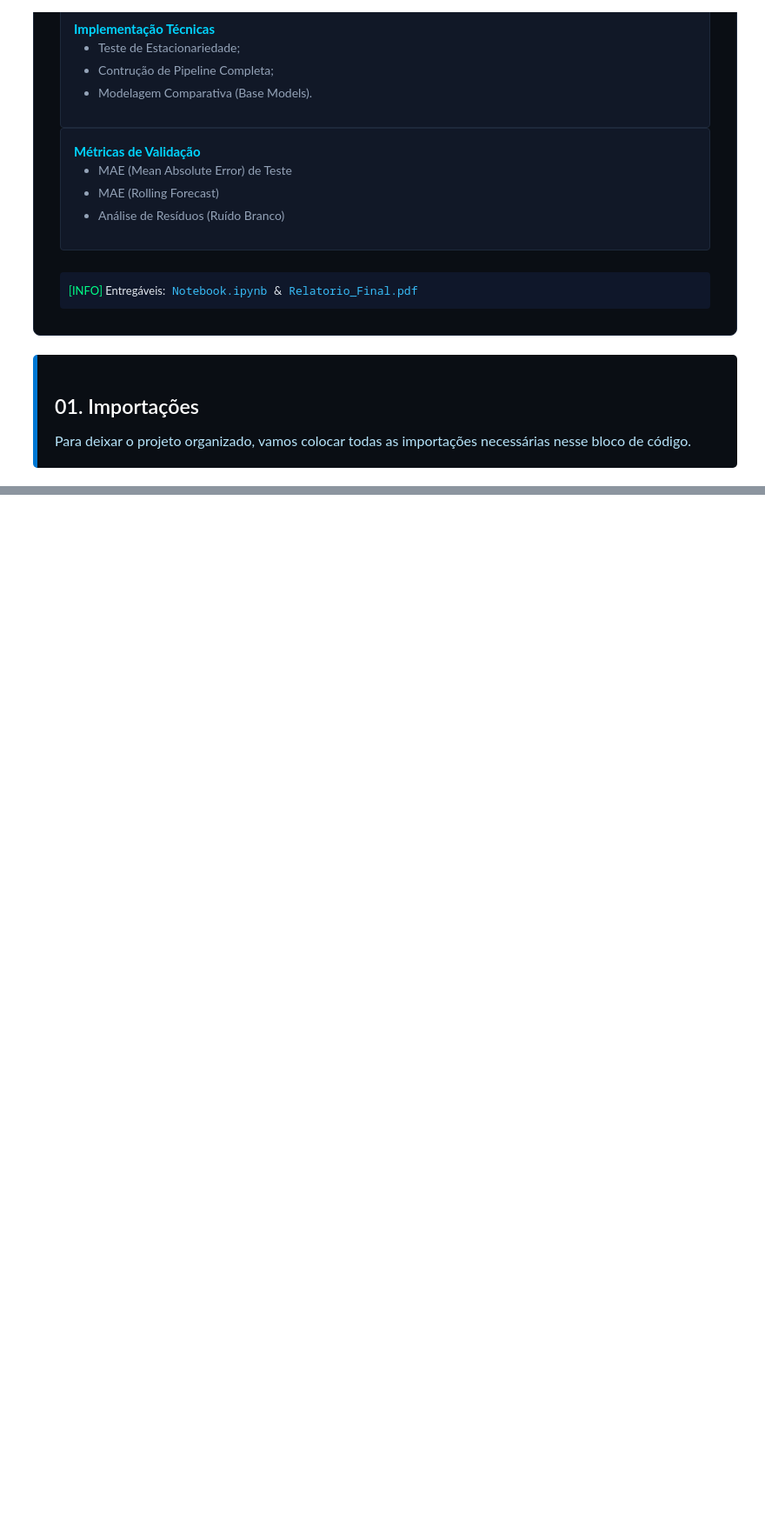
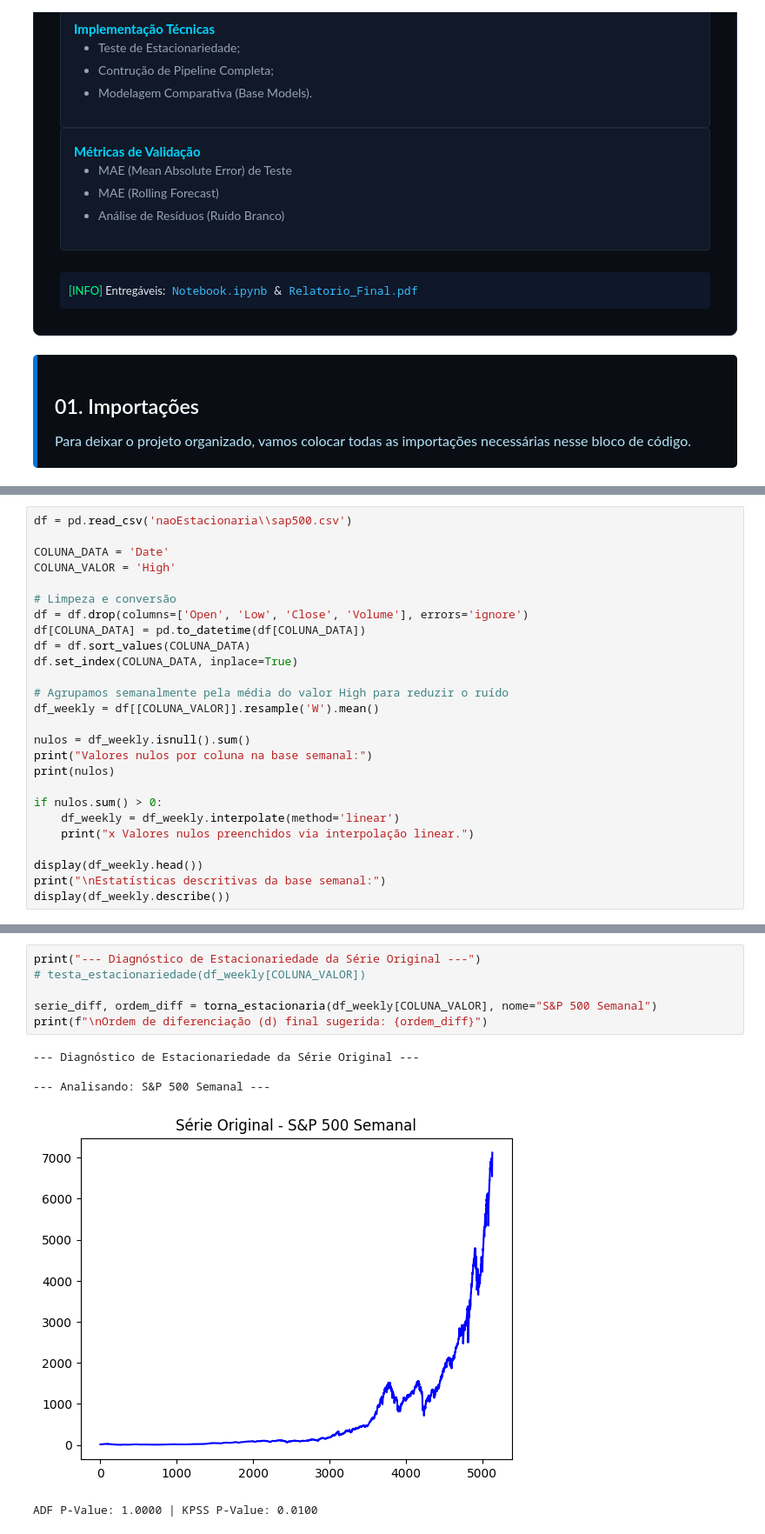
Before and after one commit to LeleNascimennto/sarima-model, a Jupyter notebook: pipeline.ipynb, the cells around one changed output, grey strips where cells are left out. Shown at 87% size. Saved outputs shown, nothing was run; the diff lists cells and outputs as text; blank space fills up the shorter version.

```diff
--- a/pipeline.ipynb
+++ b/pipeline.ipynb
@@ -322,0 +384,26 @@ def testar_estacionaridade(serie, nome_serie='Valor', lags_acf_pacf=20):
+# %%
+df = pd.read_csv('naoEstacionaria\\sap500.csv')
+
+COLUNA_DATA = 'Date'
+COLUNA_VALOR = 'High'
+
+# Limpeza e conversão
+df = df.drop(columns=['Open', 'Low', 'Close', 'Volume'], errors='ignore')
+df[COLUNA_DATA] = pd.to_datetime(df[COLUNA_DATA])
+df = df.sort_values(COLUNA_DATA)
+df.set_index(COLUNA_DATA, inplace=True)
+
+# Agrupamos semanalmente pela média do valor High para reduzir o ruído
+df_weekly = df[[COLUNA_VALOR]].resample('W').mean()
+
+nulos = df_weekly.isnull().sum()
+print("Valores nulos por coluna na base semanal:")
+print(nulos)
+
+if nulos.sum() > 0:
+    df_weekly = df_weekly.interpolate(method='linear')
+    print("x Valores nulos preenchidos via interpolação linear.")
+
+display(df_weekly.head())
+print("\nEstatísticas descritivas da base semanal:")
+display(df_weekly.describe())
@@ -322,0 +507,12 @@ def testar_estacionaridade(serie, nome_serie='Valor', lags_acf_pacf=20):
+# %%
+print("--- Diagnóstico de Estacionariedade da Série Original ---")
+# testa_estacionariedade(df_weekly[COLUNA_VALOR])
+
+serie_diff, ordem_diff = torna_estacionaria(df_weekly[COLUNA_VALOR], nome="S&P 500 Semanal")
+print(f"\nOrdem de diferenciação (d) final sugerida: {ordem_diff}")
+# %% [output]
+--- Diagnóstico de Estacionariedade da Série Original ---
+
+--- Analisando: S&P 500 Semanal ---
+[figure, added]
+ADF P-Value: 1.0000 | KPSS P-Value: 0.0100
```
Also changed, not shown: parts of 30 cells of this notebook, 1 other file.
